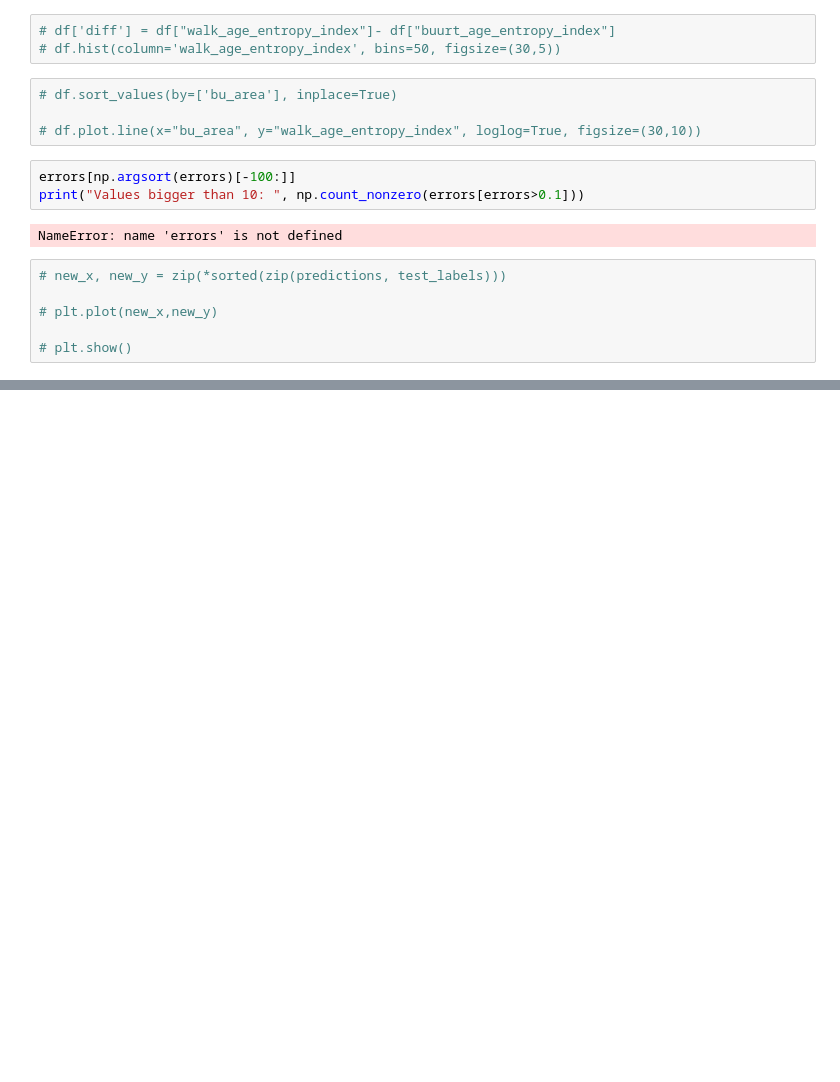
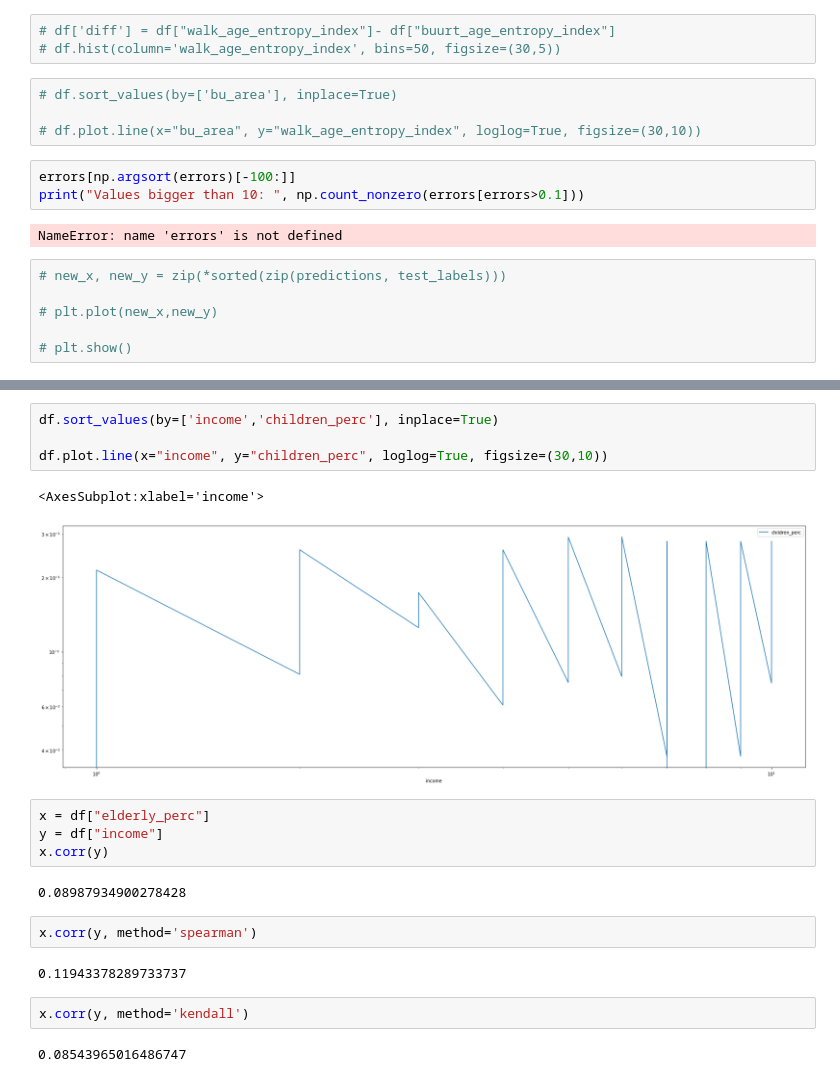
Before and after one commit to MiliasV/coaccessibility, a Jupyter notebook: notebooks/exploration.ipynb, the cells around one changed output, grey strips where cells are left out. Saved outputs shown, nothing was run; the diff lists cells and outputs as text; blank space fills up the shorter version.

```diff
--- a/notebooks/exploration.ipynb
+++ b/notebooks/exploration.ipynb
@@ -322,0 +364,21 @@ NameError: name 'errors' is not defined
+# %%
+df.sort_values(by=['income','children_perc'], inplace=True)
+
+df.plot.line(x="income", y="children_perc", loglog=True, figsize=(30,10))
+# %% [output]
+<AxesSubplot:xlabel='income'>
+[figure, added]
+# %%
+x = df["elderly_perc"]
+y = df["income"]
+x.corr(y)
+# %% [output]
+0.08987934900278428
+# %%
+x.corr(y, method='spearman')
+# %% [output]
+0.11943378289733737
+# %%
+x.corr(y, method='kendall')
+# %% [output]
+0.08543965016486747
```
Also changed, not shown: parts of 8 cells of this notebook.
